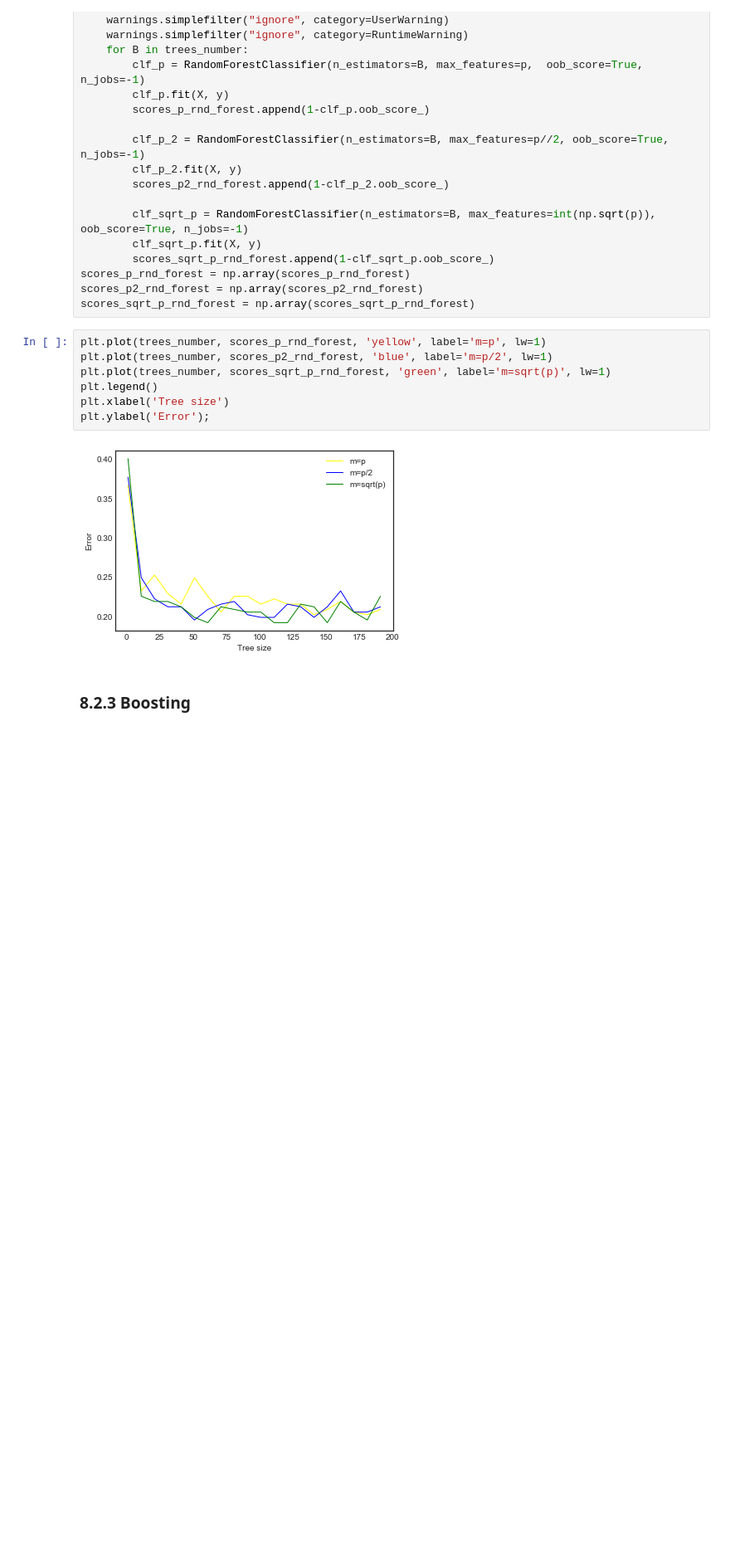
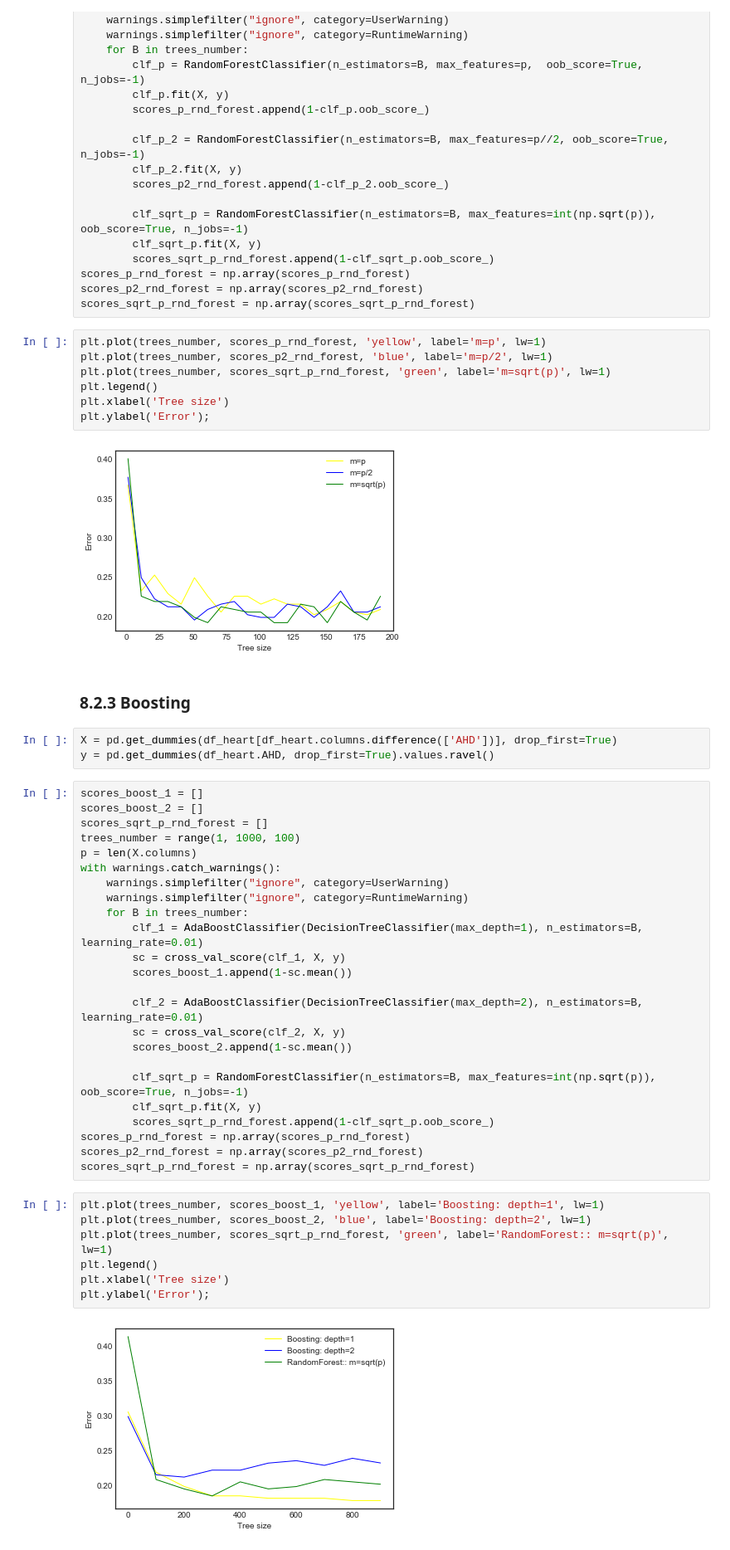
Before and after one commit to pedvide/ISLR_Python, a Jupyter notebook: Chapter8_Tree_Based_Methods.ipynb, the cells around one changed output. Shown at 83% size. Saved outputs shown, nothing was run; the diff lists cells and outputs as text; blank space fills up the shorter version.

Commit message:
boosting

```diff
--- a/Chapter8_Tree_Based_Methods.ipynb
+++ b/Chapter8_Tree_Based_Methods.ipynb
@@ -317,3 +317,39 @@ plt.ylabel('Error');
 [figure]
 # %% [markdown]
 ### 8.2.3 Boosting
+# %%
+X = pd.get_dummies(df_heart[df_heart.columns.difference(['AHD'])], drop_first=True)
+y = pd.get_dummies(df_heart.AHD, drop_first=True).values.ravel()
+# %%
+scores_boost_1 = []
+scores_boost_2 = []
+scores_sqrt_p_rnd_forest = []
+trees_number = range(1, 1000, 100)
+p = len(X.columns)
+with warnings.catch_warnings():
+    warnings.simplefilter("ignore", category=UserWarning)
+    warnings.simplefilter("ignore", category=RuntimeWarning)
+    for B in trees_number:
+        clf_1 = AdaBoostClassifier(DecisionTreeClassifier(max_depth=1), n_estimators=B, learning_rate=0.01)
+        sc = cross_val_score(clf_1, X, y)
+        scores_boost_1.append(1-sc.mean())
+
+        clf_2 = AdaBoostClassifier(DecisionTreeClassifier(max_depth=2), n_estimators=B, learning_rate=0.01)
+        sc = cross_val_score(clf_2, X, y)
+        scores_boost_2.append(1-sc.mean())
+
+        clf_sqrt_p = RandomForestClassifier(n_estimators=B, max_features=int(np.sqrt(p)), oob_score=True, n_jobs=-1)
+        clf_sqrt_p.fit(X, y)
+        scores_sqrt_p_rnd_forest.append(1-clf_sqrt_p.oob_score_)
+scores_p_rnd_forest = np.array(scores_p_rnd_forest)
+scores_p2_rnd_forest = np.array(scores_p2_rnd_forest)
+scores_sqrt_p_rnd_forest = np.array(scores_sqrt_p_rnd_forest)
+# %%
+plt.plot(trees_number, scores_boost_1, 'yellow', label='Boosting: depth=1', lw=1)
+plt.plot(trees_number, scores_boost_2, 'blue', label='Boosting: depth=2', lw=1)
+plt.plot(trees_number, scores_sqrt_p_rnd_forest, 'green', label='RandomForest:: m=sqrt(p)', lw=1)
+plt.legend()
+plt.xlabel('Tree size')
+plt.ylabel('Error');
+# %% [output]
+[figure, added]
```
Also changed, not shown: parts of 1 cell of this notebook.
